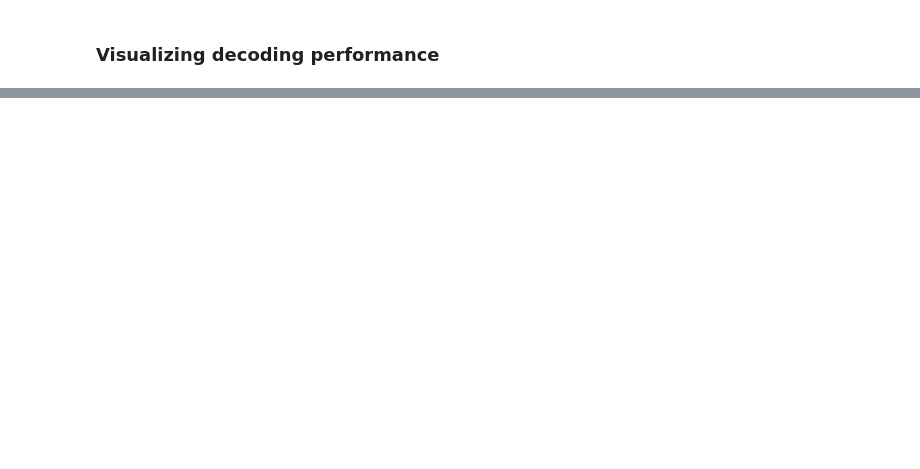
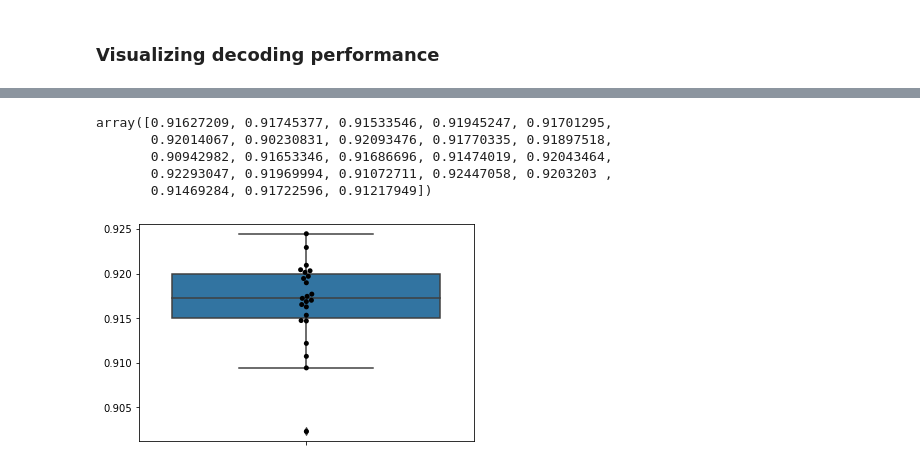
Before and after one commit to hoechenberger/neurospin-mne-hackathon-2022, a Jupyter notebook: 06-trial_based_decoding.ipynb, the cells around one changed output, grey strips where cells are left out. Saved outputs shown, nothing was run; the diff lists cells and outputs as text; code cells hidden in the pictures; blank space fills up the shorter version.

Commit message:
Add comparison figure

```diff
--- a/06-trial_based_decoding.ipynb
+++ b/06-trial_based_decoding.ipynb
@@ -78,11 +78,6 @@ def trial_based_decoding(subject):
     return scores
 
 
-subjects = [
-    '04', '06', '07','08', # '09', '13','14','15','16','18','19',
-    '20','21','22','23','24','25','26','27','28','29','30','32'
-]
-
 decoding_scores_all_subjects = pqdm(
     subjects, trial_based_decoding, n_jobs=1
 )
@@ -110,0 +172,14 @@ ax = sns.swarmplot(y=decoding_scores_all_subjects_mean, color='black')
+# %%
+decoding_scores_all_subjects_csp_mean = np.mean(decoding_scores_all_subjects_csp, axis=1)
+decoding_scores_all_subjects_csp_mean
+# %% [output]
+array([0.91627209, 0.91745377, 0.91533546, 0.91945247, 0.91701295,
+       0.92014067, 0.90230831, 0.92093476, 0.91770335, 0.91897518,
+       0.90942982, 0.91653346, 0.91686696, 0.91474019, 0.92043464,
+       0.92293047, 0.91969994, 0.91072711, 0.92447058, 0.9203203 ,
+       0.91469284, 0.91722596, 0.91217949])
+# %%
+ax = sns.boxplot(y=decoding_scores_all_subjects_csp_mean)
+ax = sns.swarmplot(y=decoding_scores_all_subjects_csp_mean, color='black')
+# %% [output]
+[figure, added]
```
Also changed, not shown: parts of 5 cells of this notebook.
